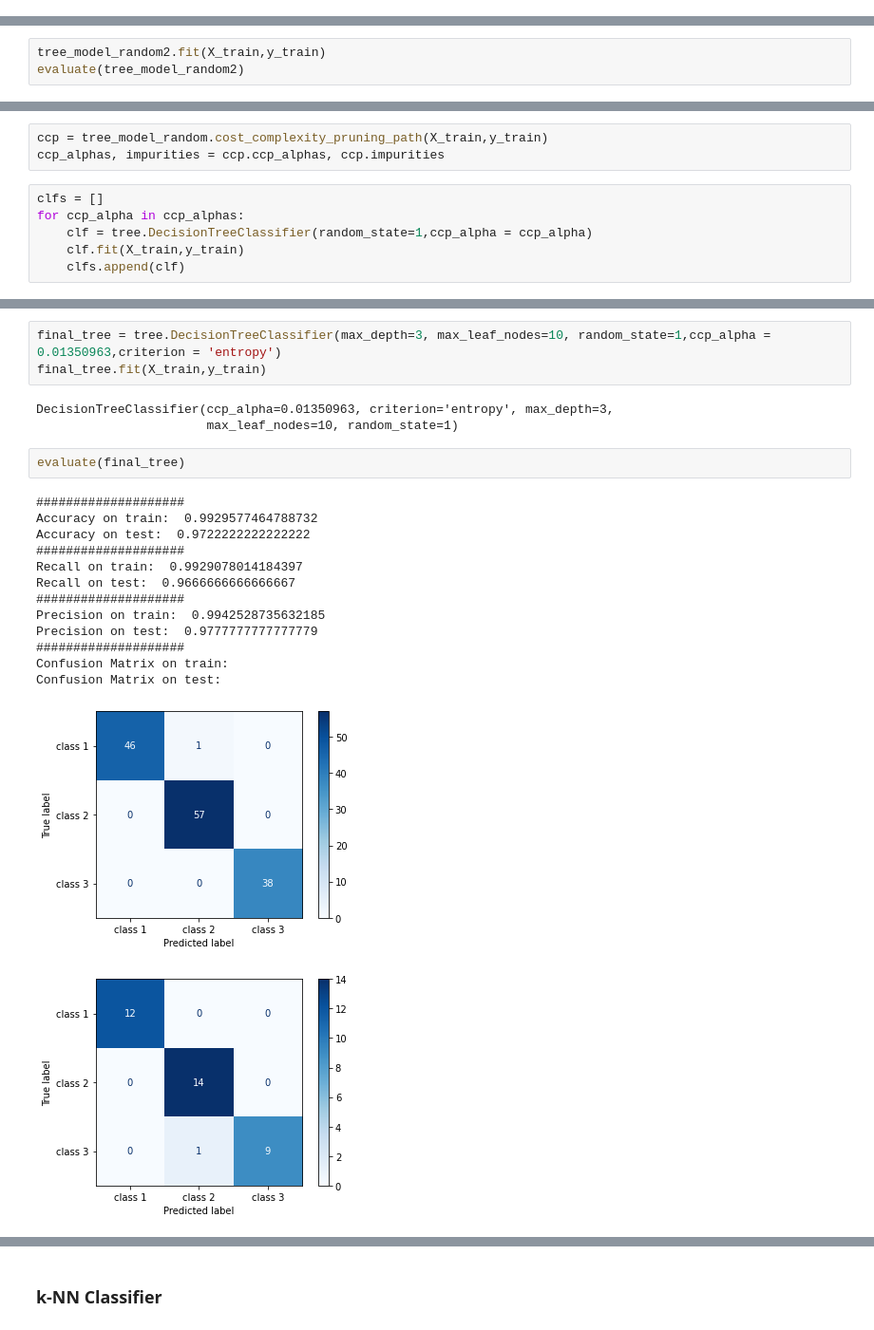
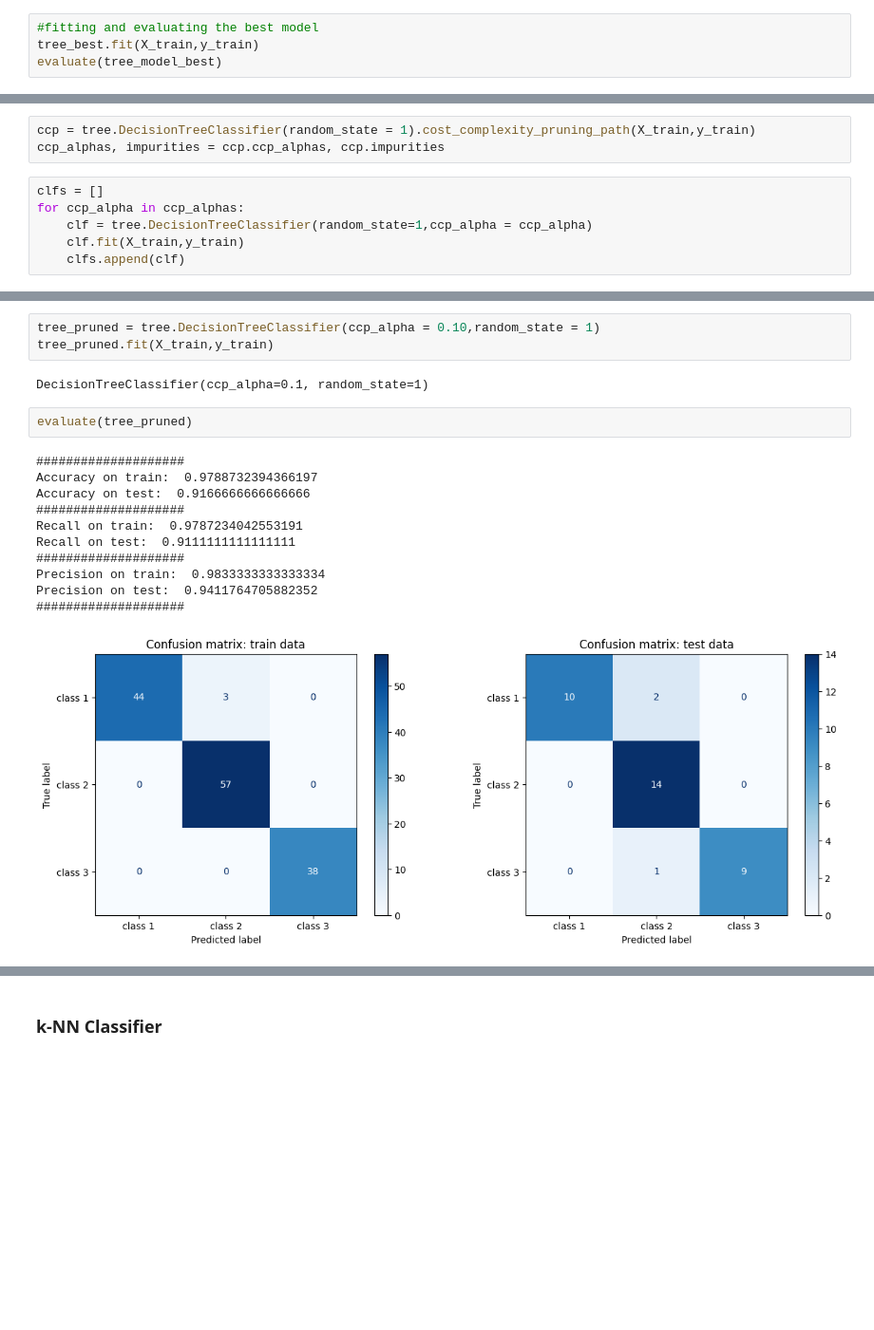
Before and after one commit to nadiaverdha/MachineLearningEx1, a Jupyter notebook: Ex1_wine.ipynb, the cells around one changed output, grey strips where cells are left out. Shown at 95% size. Cells and saved outputs as stored; diff of their text form; blank space fills up the shorter version.

```diff
--- a/Ex1_wine.ipynb
+++ b/Ex1_wine.ipynb
@@ -389,0 +396,4 @@ Confusion Matrix on test:
+# %%
+#fitting and evaluating the best model
+tree_best.fit(X_train,y_train)
+evaluate(tree_model_best)
@@ -412,3 +426,0 @@ tree_model_random2 = tree.DecisionTreeClassifier(max_depth = 5,max_leaf_nodes =
-# %%
-tree_model_random2.fit(X_train,y_train)
-evaluate(tree_model_random2)
@@ -438,7 +427,7 @@ Observations:
 # %% [markdown]
 #### Cost Complexity Pruning
 # %%
-ccp = tree_model_random.cost_complexity_pruning_path(X_train,y_train)
+ccp = tree.DecisionTreeClassifier(random_state = 1).cost_complexity_pruning_path(X_train,y_train)
 ccp_alphas, impurities = ccp.ccp_alphas, ccp.impurities
 # %%
 clfs = []
@@ -475,24 +460,20 @@ Observations:
 # %%
-final_tree = tree.DecisionTreeClassifier(max_depth=3, max_leaf_nodes=10, random_state=1,ccp_alpha = 0.01350963,criterion = 'entropy')
-final_tree.fit(X_train,y_train)
+tree_pruned = tree.DecisionTreeClassifier(ccp_alpha = 0.10,random_state = 1)
+tree_pruned.fit(X_train,y_train)
 # %% [output]
-DecisionTreeClassifier(ccp_alpha=0.01350963, criterion='entropy', max_depth=3,
-                       max_leaf_nodes=10, random_state=1)
+DecisionTreeClassifier(ccp_alpha=0.1, random_state=1)
 # %%
-evaluate(final_tree)
+evaluate(tree_pruned)
 # %% [output]
 ####################
-Accuracy on train:  0.9929577464788732
-Accuracy on test:  0.9722222222222222
+Accuracy on train:  0.9788732394366197
+Accuracy on test:  0.9166666666666666
 ####################
-Recall on train:  0.9929078014184397
-Recall on test:  0.9666666666666667
+Recall on train:  0.9787234042553191
+Recall on test:  0.9111111111111111
 ####################
-Precision on train:  0.9942528735632185
-Precision on test:  0.9777777777777779
+Precision on train:  0.9833333333333334
+Precision on test:  0.9411764705882352
 ####################
-Confusion Matrix on train:
-Confusion Matrix on test:
-[figure, old version]
+[figure, new version]
-[figure, removed]
 # %%
```
Also changed, not shown: parts of 40 cells of this notebook.
